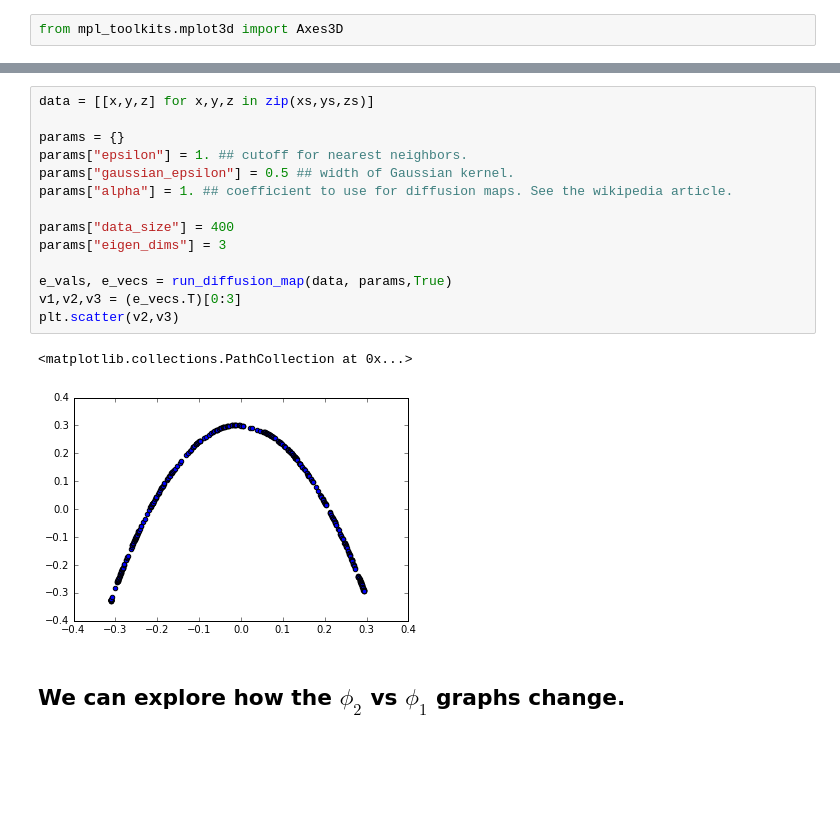
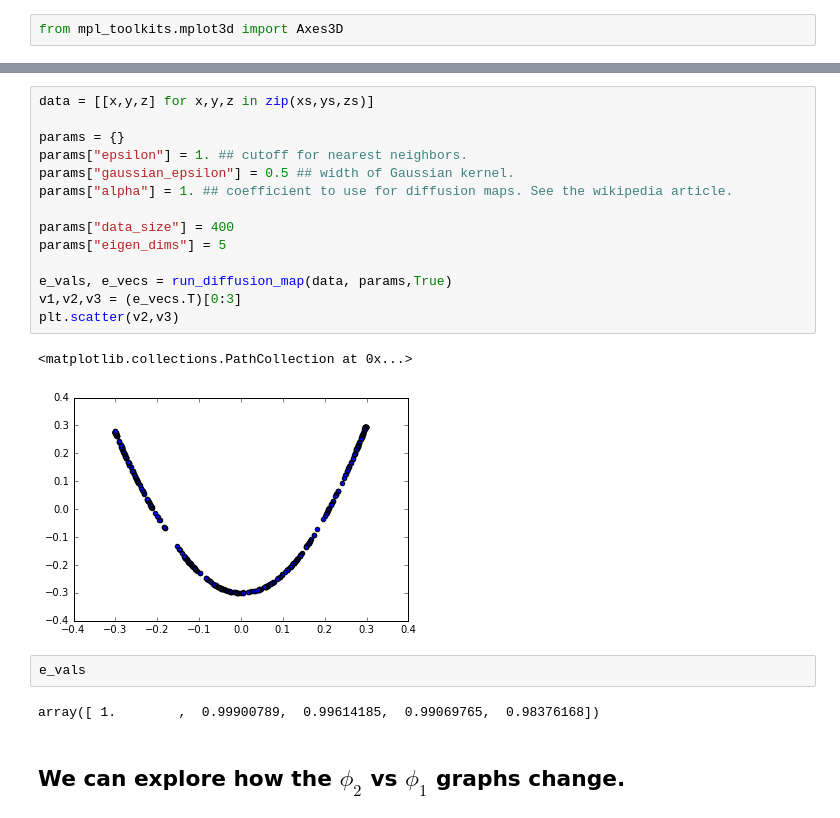
Before and after one commit to tabakg/diffusion_maps, a Jupyter notebook: example_diffusion_maps_with_ICA_experiment.ipynb, the cells around one changed output, grey strips where cells are left out. Cells and saved outputs as stored; diff of their text form; blank space fills up the shorter version.

```diff
--- a/example_diffusion_maps_with_ICA_experiment.ipynb
+++ b/example_diffusion_maps_with_ICA_experiment.ipynb
@@ -133,20 +189,24 @@ ax.plot(xs, ys, zs)
 # %%
 data = [[x,y,z] for x,y,z in zip(xs,ys,zs)]
 
 params = {}
 params["epsilon"] = 1. ## cutoff for nearest neighbors.
 params["gaussian_epsilon"] = 0.5 ## width of Gaussian kernel.
 params["alpha"] = 1. ## coefficient to use for diffusion maps. See the wikipedia article.
 
 params["data_size"] = 400
-params["eigen_dims"] = 3
+params["eigen_dims"] = 5
 
 e_vals, e_vecs = run_diffusion_map(data, params,True)
 v1,v2,v3 = (e_vecs.T)[0:3]
 plt.scatter(v2,v3)
 # %% [output]
 <matplotlib.collections.PathCollection at 0x...>
-[figure, old version]
+[figure, new version]
+# %%
+e_vals
+# %% [output]
+array([ 1.        ,  0.99900789,  0.99614185,  0.99069765,  0.98376168])
 # %% [markdown]
 ## We can explore how the $\phi_2$ vs $\phi_1$ graphs change.
 # %%
```
Also changed, not shown: parts of 23 cells of this notebook.
